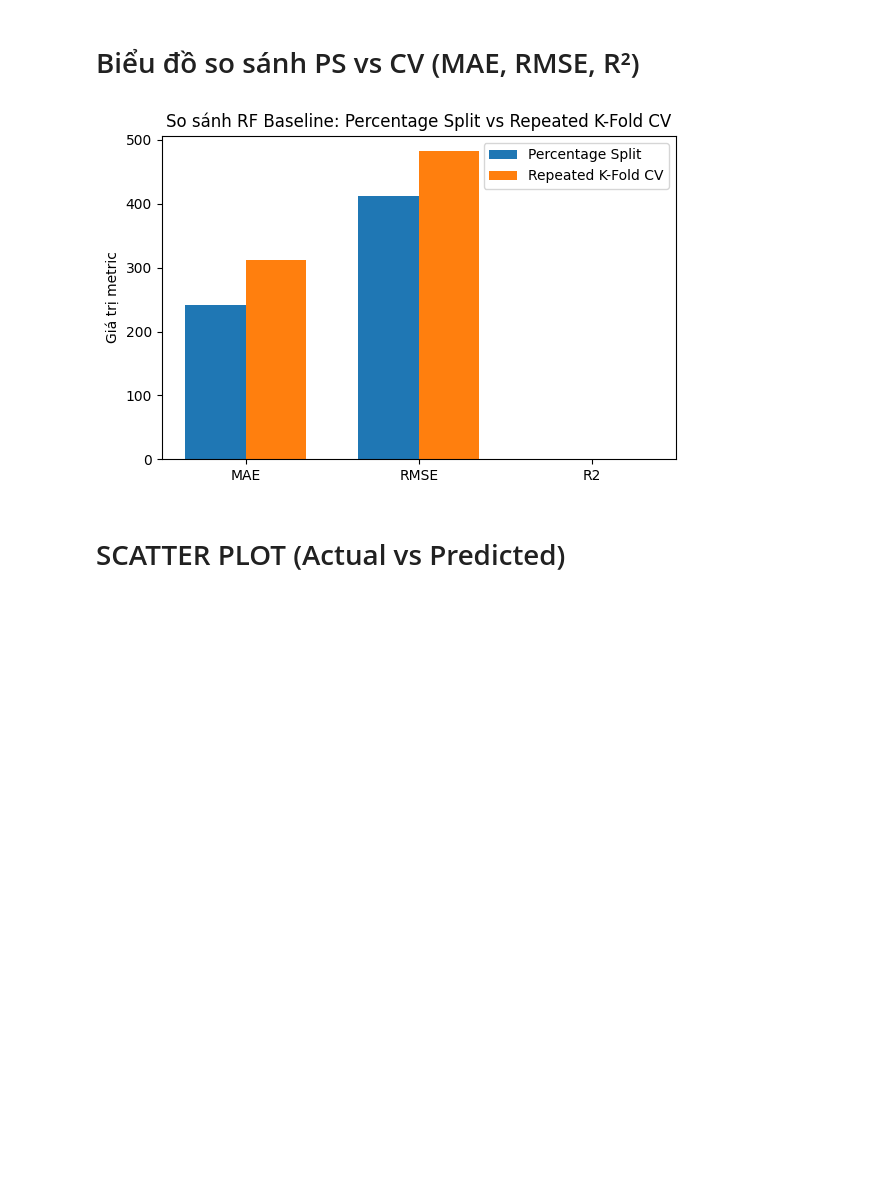
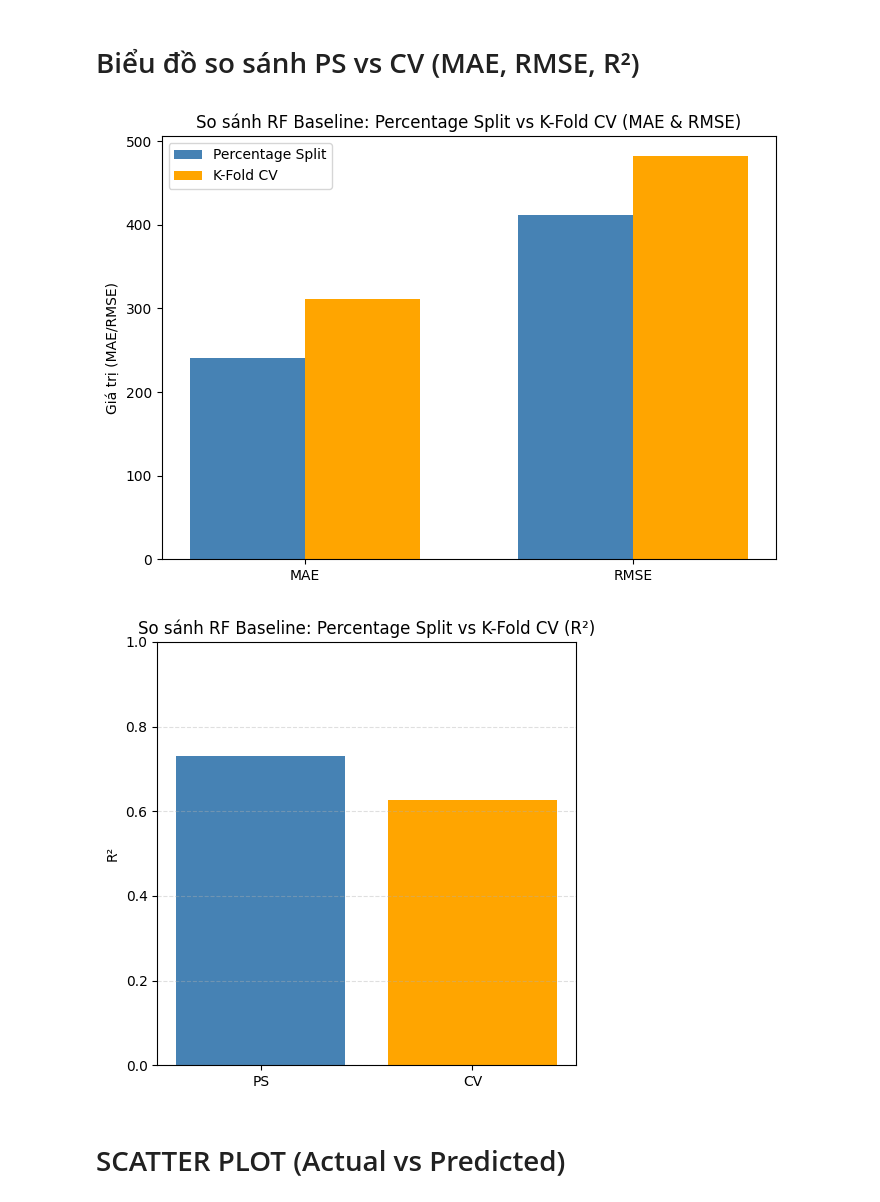
Before and after one commit to whyalwaysme2x/SVM_RF_TV, a Jupyter notebook: SVM_RF_TV/Code/rf-tv.ipynb, the cells around one changed output. Saved outputs shown, nothing was run; the diff lists cells and outputs as text; code cells hidden in the pictures; blank space fills up the shorter version.

```diff
--- a/SVM_RF_TV/Code/rf-tv.ipynb
+++ b/SVM_RF_TV/Code/rf-tv.ipynb
@@ -259,35 +259,55 @@ R2   mean ± std: 0.6256666666666667 ± 0.08031717185781691
 # Biểu đồ so sánh PS vs CV (MAE, RMSE, R²)
 # %%
 
-labels = ["MAE", "RMSE", "R2"]
+# Biểu đồ PS vs CV cho MAE & RMSE
+
+import numpy as np
+import matplotlib.pyplot as plt
+
+labels = ["MAE", "RMSE"]
 
 ps_values = [
     metrics_base["MAE"],
-    metrics_base["RMSE"],
-    metrics_base["R2"]
+    metrics_base["RMSE"]
 ]
 
 cv_values = [
     mae_cv_base,
-    rmse_cv_base,
-    r2_cv_base
+    rmse_cv_base
 ]
 
 x = np.arange(len(labels))
 width = 0.35
 
-plt.figure(figsize=(6, 4))
-plt.bar(x - width/2, ps_values, width, label="Percentage Split")
-plt.bar(x + width/2, cv_values, width, label="Repeated K-Fold CV")
+plt.figure(figsize=(7,5))
+plt.bar(x - width/2, ps_values, width, label="Percentage Split", color="steelblue")
+plt.bar(x + width/2, cv_values, width, label="K-Fold CV", color="orange")
 
 plt.xticks(x, labels)
-plt.ylabel("Giá trị metric")
-plt.title("So sánh RF Baseline: Percentage Split vs Repeated K-Fold CV")
+plt.ylabel("Giá trị (MAE/RMSE)")
+plt.title("So sánh RF Baseline: Percentage Split vs K-Fold CV (MAE & RMSE)")
 plt.legend()
 plt.tight_layout()
 plt.show()
+
+# Biểu đồ PS vs CV cho R² (tách riêng để tránh scale lệch)
+
+plt.figure(figsize=(5,5))
+
+plt.bar(["PS", "CV"],
+        [metrics_base["R2"], r2_cv_base],
+        color=["steelblue", "orange"])
+
+plt.ylabel("R²")
+plt.title("So sánh RF Baseline: Percentage Split vs K-Fold CV (R²)")
+plt.ylim(0, 1)     # đặt scale cho đẹp
+plt.grid(axis='y', linestyle='--', alpha=0.4)
+
+plt.tight_layout()
+plt.show()
 # %% [output]
-[figure, old version]
+[figure, new version]
+[figure, added]
 # %% [markdown]
 # SCATTER PLOT (Actual vs Predicted)
 # %%
```
